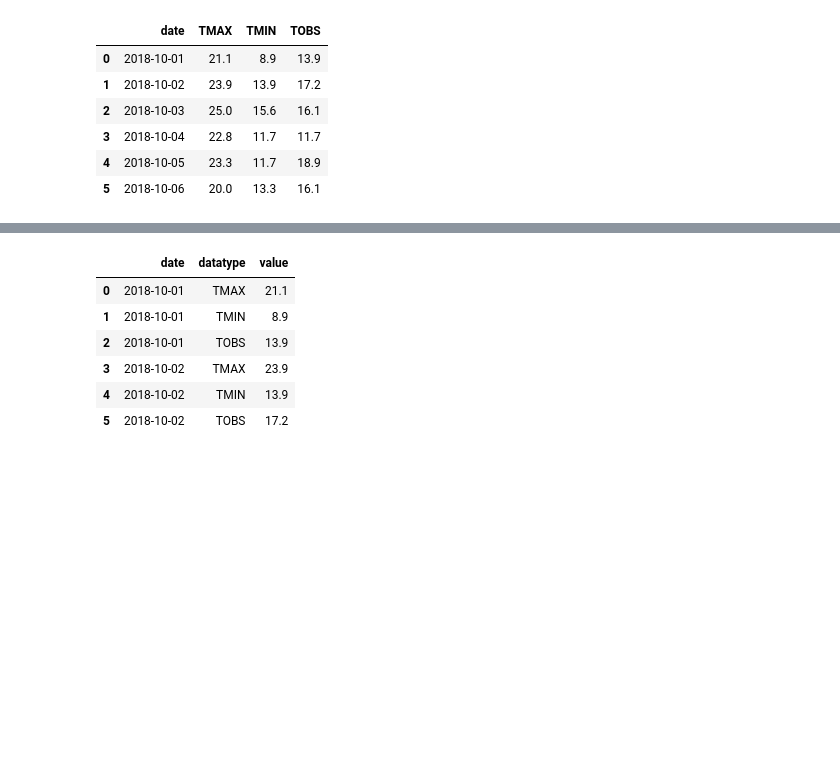
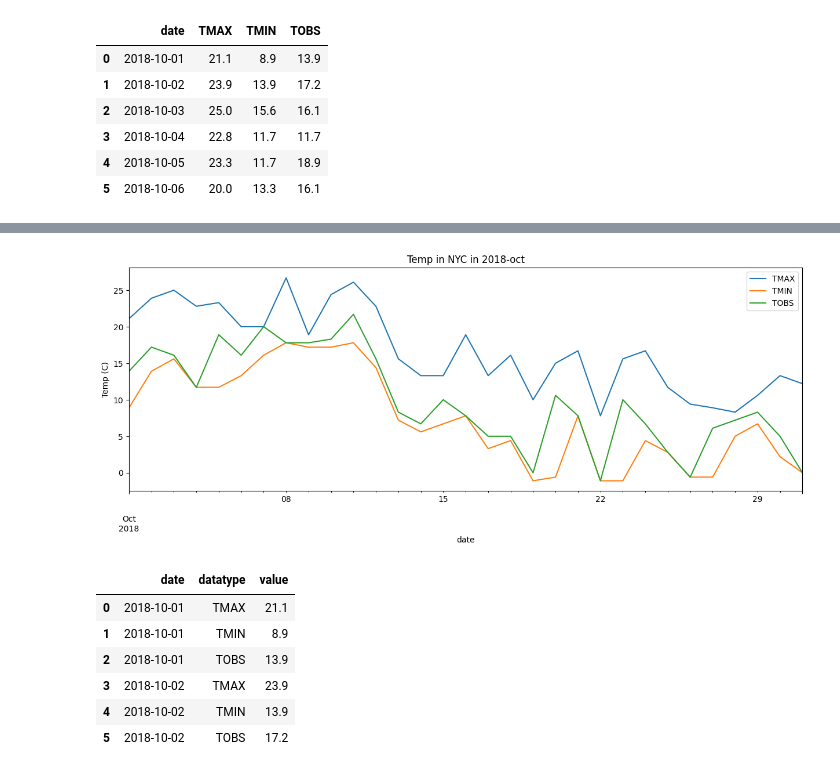
Before and after one commit to roger-mengqiu-chen/DS-learning, a Jupyter notebook: hands-on-da-with-pandas/ch03/1-wide_vs_long.ipynb, the cells around one changed output, grey strips where cells are left out. Drawn from its saved outputs; the diff is of its cells as text; code cells hidden in the pictures; blank space fills up the shorter version.

```diff
--- a/hands-on-da-with-pandas/ch03/1-wide_vs_long.ipynb
+++ b/hands-on-da-with-pandas/ch03/1-wide_vs_long.ipynb
@@ -17,3 +37,13 @@ wide_df.head(6)
+# %%
+wide_df.plot(
+    x='date',
+    y=['TMAX', 'TMIN', 'TOBS'],
+    figsize=(15,5),
+    title='Temp in NYC in 2018-oct'
+).set_ylabel('Temp (C)')
+plt.show()
+# %% [output]
+[figure, added]
 # %%
 long_df.head(6)
 # %% [output]
```
Also changed, not shown: parts of 4 cells of this notebook, 3 other files.
